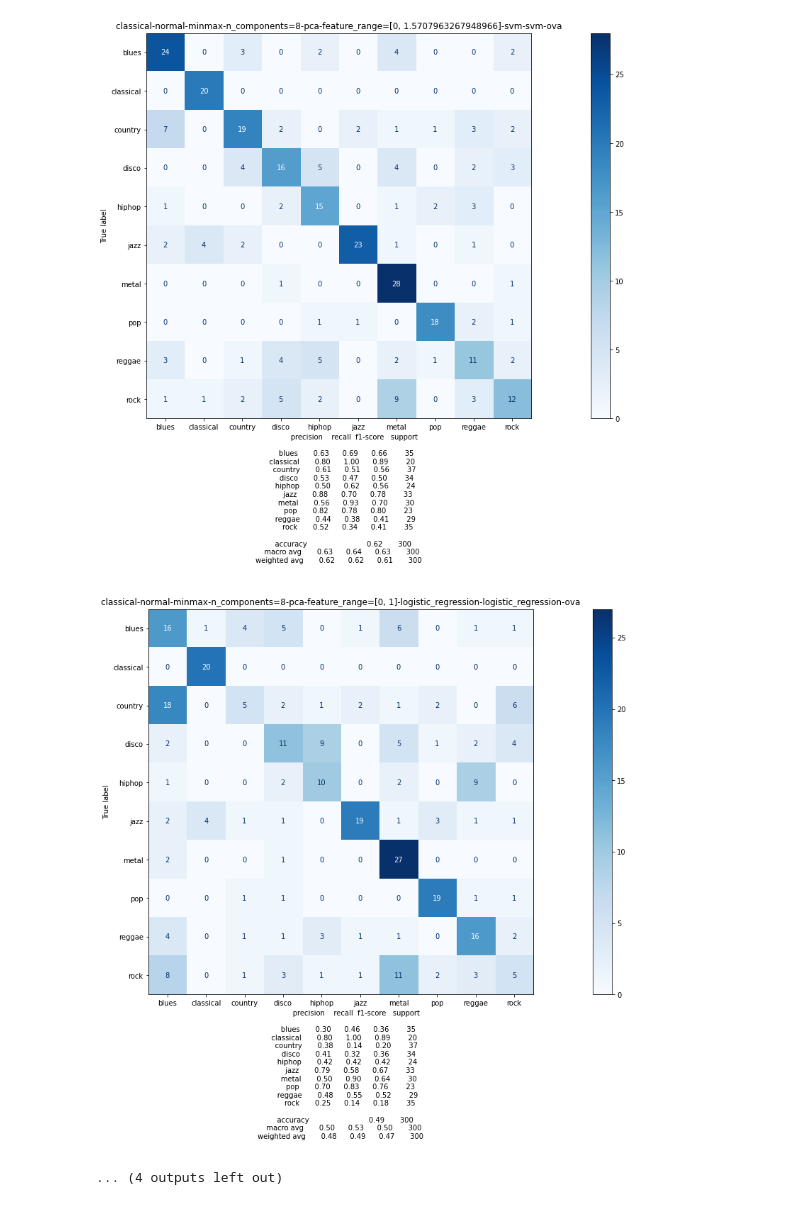
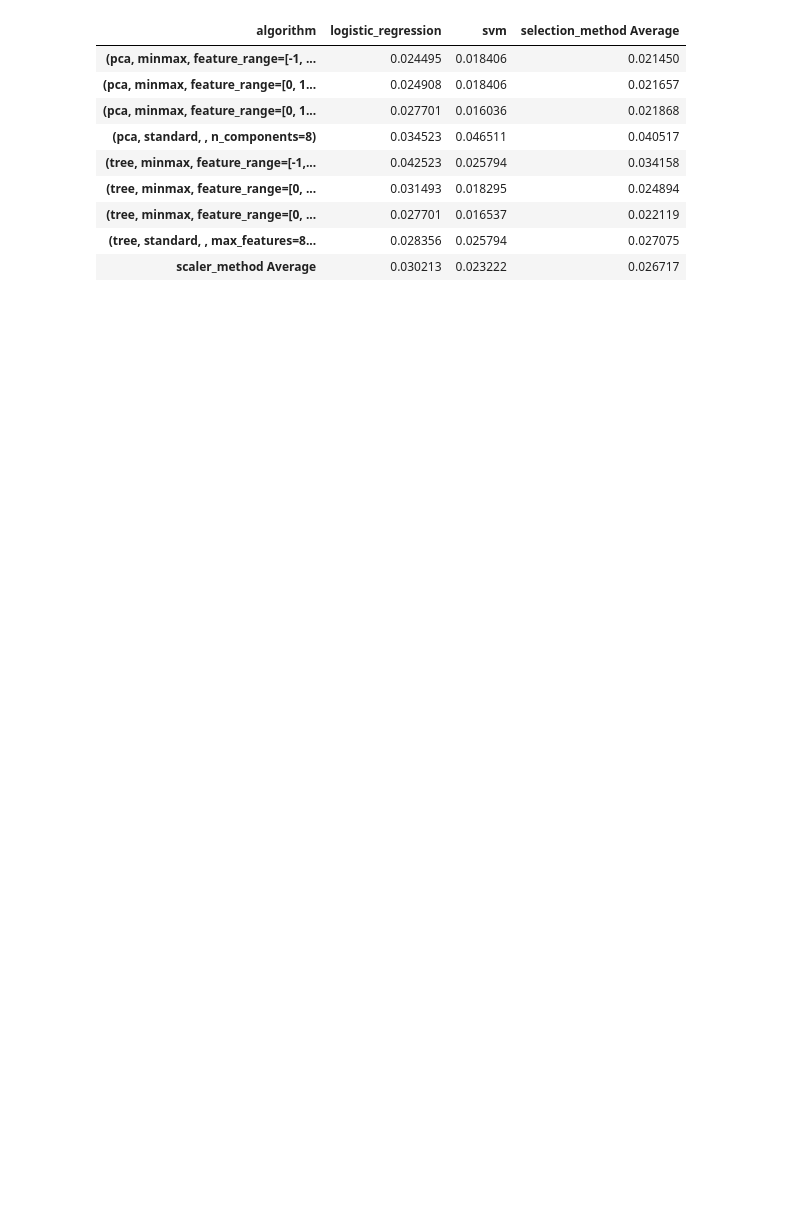
Before and after one commit to Fahlevi20/quantum-cnn, a Jupyter notebook: reports/20211117/ova.ipynb, the cells around one changed output. Drawn from its saved outputs; the diff is of its cells as text; code cells hidden in the pictures; blank space fills up the shorter version.

Commit message:
updated reports and catered for most permutations

```diff
--- a/reports/20211117/ova.ipynb
+++ b/reports/20211117/ova.ipynb
@@ -51,13 +218,3 @@ model_names = [filename.split("-confusion-matrix.csv")[0] for filename in os.lis
 # %%
-for model_name in model_names:
-    y_hat = pd.read_csv(f"{path}/{model_name}-yhat.csv", index_col=0)
-    clf = load(f"{path}/{model_name}-clf-grid-results.joblib")
-    est = load(f"{path}/{model_name}-estimator.joblib")
-    dsp, display_report = get_multiclass_results(y_test, y_hat, model_name=model_name)
-    # print(model_name)
-    # print(display_report)
-    # means = clf.cv_results_["mean_test_score"]
-    # stds = clf.cv_results_["std_test_score"]
-    # for mean, std, params in zip(means, stds, clf.cv_results_["params"]):
-    #     print("%0.3f (+/-%0.03f) for %r" % (mean, std * 2, params))
+get_result_table(result_data, ["selection_method", "scaler_method", "selection_param_str", "scaler_param_str", "algorithm"], "std_test_score")
 # %% [output]
@@ -74,3 +221,10 @@ for model_name in model_names:
-[figure, removed]
-[figure, removed]
-... (4 outputs left out)
+| algorithm | logistic_regression | svm | selection_method Average |
+| (pca, minmax, feature_range=[-1, ... | 0.024495 | 0.018406 | 0.021450 |
+| (pca, minmax, feature_range=[0, 1... | 0.024908 | 0.018406 | 0.021657 |
+| (pca, minmax, feature_range=[0, 1... | 0.027701 | 0.016036 | 0.021868 |
+| (pca, standard, , n_components=8) | 0.034523 | 0.046511 | 0.040517 |
+| (tree, minmax, feature_range=[-1,... | 0.042523 | 0.025794 | 0.034158 |
+| (tree, minmax, feature_range=[0, ... | 0.031493 | 0.018295 | 0.024894 |
+| (tree, minmax, feature_range=[0, ... | 0.027701 | 0.016537 | 0.022119 |
+| (tree, standard, , max_features=8... | 0.028356 | 0.025794 | 0.027075 |
+| scaler_method Average | 0.030213 | 0.023222 | 0.026717 |
```
Also changed, not shown: parts of 9 cells of this notebook, 9 other files.
